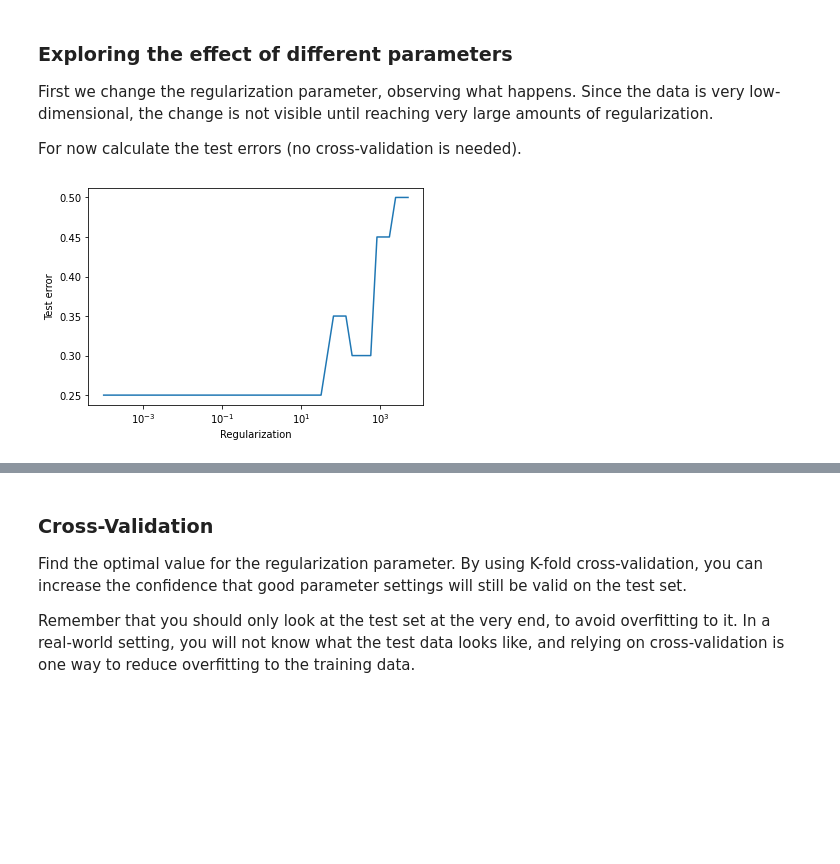
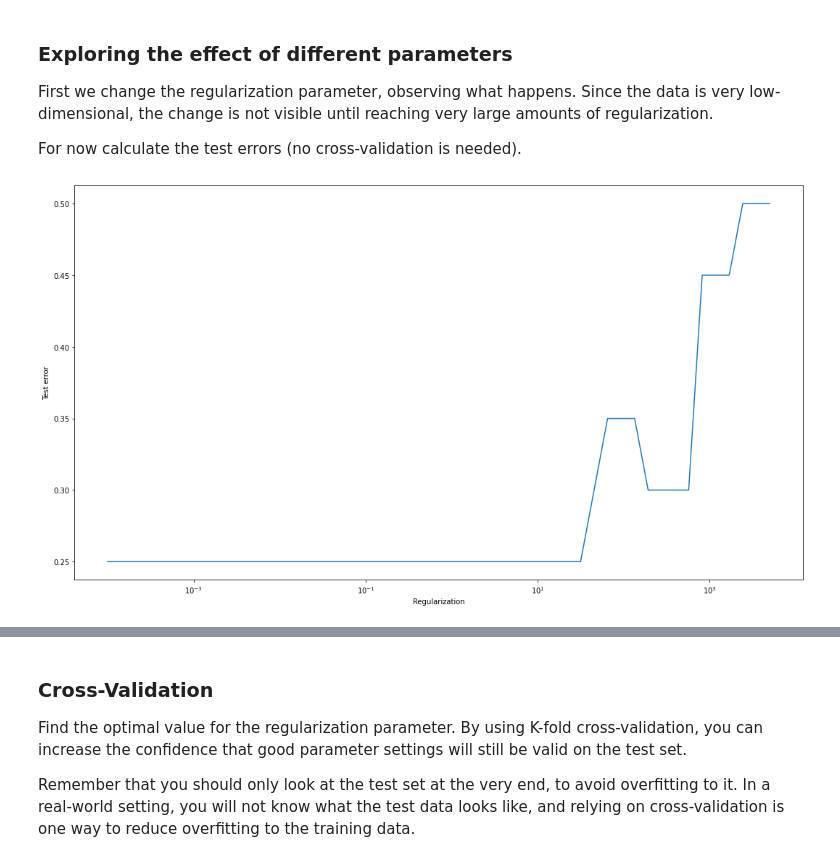
Before and after one commit to nickprock/RegML, a Jupyter notebook: python/lab1/Lab1_mySolution.ipynb, the cells around one changed output, grey strips where cells are left out. Drawn from its saved outputs; the diff is of its cells as text; code cells hidden in the pictures; blank space fills up the shorter version.

```diff
--- a/python/lab1/Lab1_mySolution.ipynb
+++ b/python/lab1/Lab1_mySolution.ipynb
@@ -108,12 +115,12 @@ for reg in reg_values:
     test_preds = model.predict(X_test)
     test_errors.append(binary_classif_error(y_test, test_preds))
 # %%
-fig, ax = plt.subplots()
+fig, ax = plt.subplots(figsize=(18,10))
 ax.semilogx(reg_values, test_errors)
 ax.set_xlabel("Regularization")
 ax.set_ylabel("Test error");
 # %% [output]
-[figure, old version]
+[figure, new version]
 # %%
 # 2. Change in number of data-points
 num_points = np.arange(5, 1000, 10)
```
Also changed, not shown: parts of 12 cells of this notebook.
